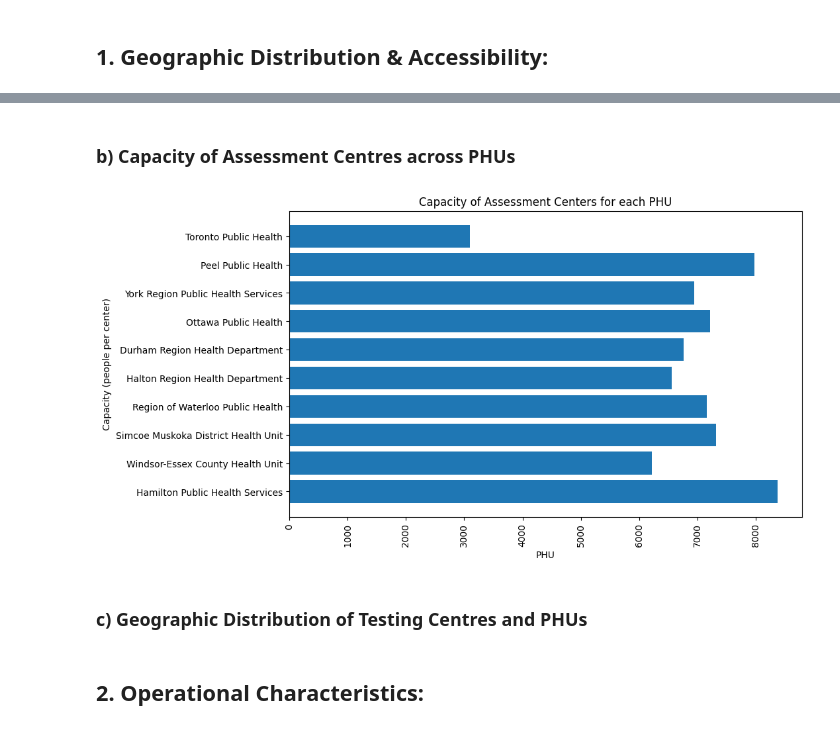
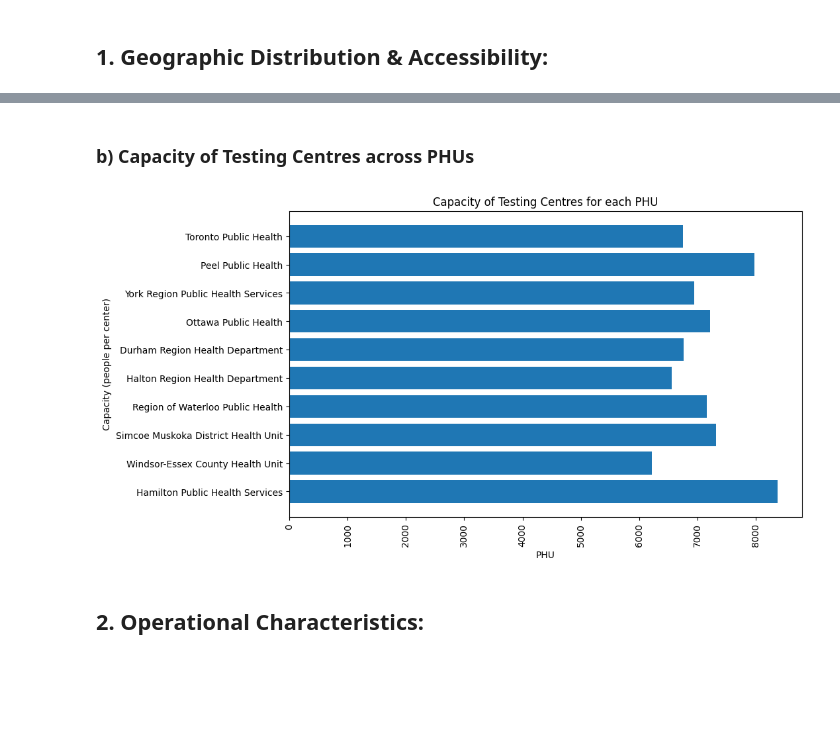
Before and after one commit to RanArino/Course_Projects, a Jupyter notebook: BDA700_HealthAnalytics/Assignment01/Reports.ipynb, the cells around one changed output, grey strips where cells are left out. Saved outputs shown, nothing was run; the diff lists cells and outputs as text; code cells hidden in the pictures; blank space fills up the shorter version.

```diff
--- a/BDA700_HealthAnalytics/Assignment01/Reports.ipynb
+++ b/BDA700_HealthAnalytics/Assignment01/Reports.ipynb
@@ -55,6 +74,10 @@ Columns:
 # %%
 # Remove commas from 'phu' column in data DataFrame
 data['phu'] = data['phu'].str.replace(',', '')
+
+# fix the potential typo mistake in the 'phu' column
+data['phu'] = data['phu'].str.replace('Grey Bruce Health Unit', 'Grey-Bruce Health Unit')
+data['phu'] = data['phu'].str.replace('North Bay Parry Sound District Health Unit', 'North Bay-Parry Sound District Health Unit')
 
 # Top 10 phus
 top_10_phus = data['phu'].value_counts()[:10]
@@ -174,24 +226,19 @@ plt.show()
 # %% [markdown]
-### b) Capacity of Assessment Centres across PHUs
+### b) Capacity of Testing Centres across PHUs
 # %%
-# Calculate the proportion of assessment centres in each PHU
-top_10_phus_df['Proportion'] = (top_10_phus_df['Count'] / top_10_phus_df['Population']) * 100
-
 # Calculate the capacity of vaccine centres for each health unit
 top_10_phus_df['Capacity'] = top_10_phus_df['Population'] / top_10_phus_df['Count']
 
 # Plot the capacity of vaccine centres for each health unit
 plt.figure(figsize=(10, 6))
 plt.barh(top_10_phus_df['phu'][::-1], top_10_phus_df['Capacity'][::-1])
-plt.title('Capacity of Assessment Centres for each PHU')
+plt.title('Capacity of Testing Centres for each PHU')
 plt.xlabel('PHU')
 plt.ylabel('Capacity (people per center)')
 plt.xticks(rotation=90)
 plt.show()
 # %% [output]
-[figure, old version]
+[figure, new version]
-# %% [markdown]
-### c) Geographic Distribution of Testing Centres and PHUs
 # %%
 fig1 = px.scatter_geo(data, lat='latitude', lon='longitude',
                      scope='north america',
```
Also changed, not shown: parts of 17 cells of this notebook.
